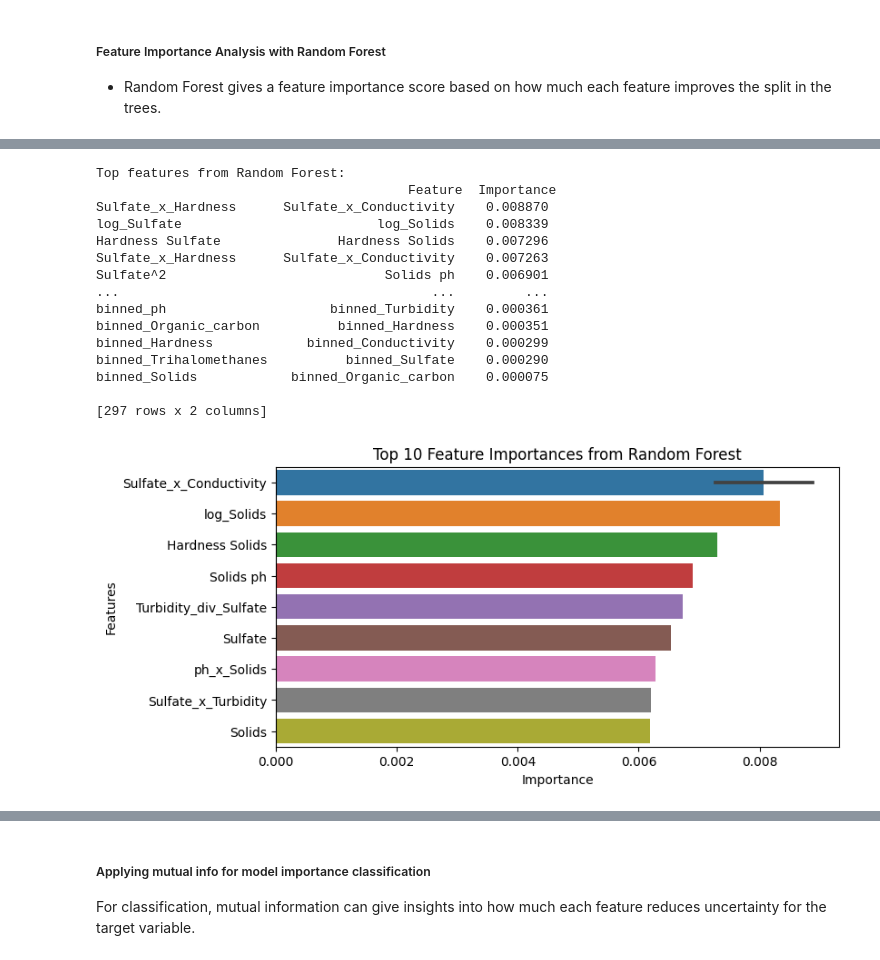
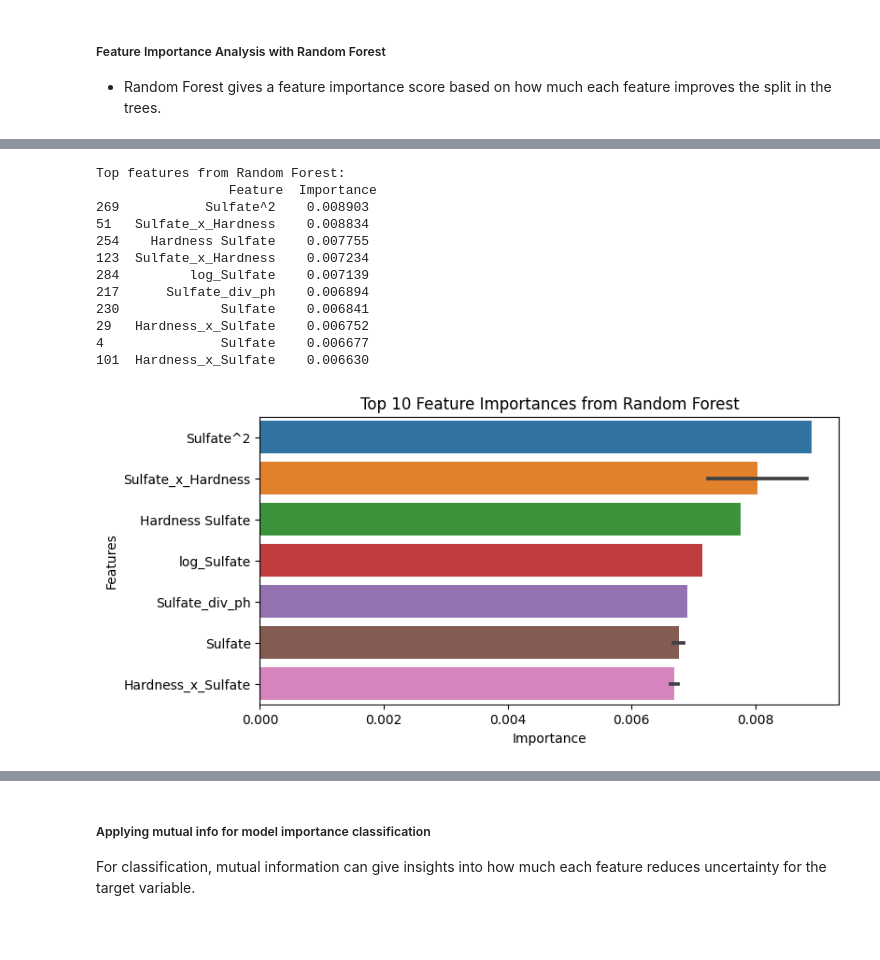
Before and after one commit to GeoSomtochukwu/WaterPotability, a Jupyter notebook: WP.ipynb, the cells around one changed output, grey strips where cells are left out. Drawn from its saved outputs; the diff is of its cells as text; code cells hidden in the pictures; blank space fills up the shorter version.

Commit message:
major code refactory: modified the combine feature functions and visualized the top ten outputs

```diff
--- a/WP.ipynb
+++ b/WP.ipynb
@@ -527,48 +521,63 @@ dtype: float64
 # %%
+from sklearn.ensemble import RandomForestClassifier
+from sklearn.preprocessing import StandardScaler
+import matplotlib.pyplot as plt
+import seaborn as sns
+import pandas as pd
+
+# Prepare the data
+X = WaterData.drop(columns=['Potability'])  # Drop the target variable
+y = WaterData['Potability']
+
+# Split the data into training and test sets
+X_train, X_test, y_train, y_test = train_test_split(X, y, test_size=0.2, random_state=42)
+
+# Create and fit the StandardScaler
+scaler = StandardScaler()
+X_train_scaled = scaler.fit_transform(X_train)  # Fit to training data only
+X_test_scaled = scaler.transform(X_test)  # Transform the test data
+
+# Train the Random Forest model
 rf_model = RandomForestClassifier(random_state=42)
-rf_model.fit(X_train_scaled_df, y_train)
+rf_model.fit(X_train_scaled, y_train)
 
-# Get feature importances
-rf_importance = pd.Series(rf_model.feature_importances_, index=X_train.columns)
+# Get feature importance scores
+importance_scores = pd.Series(rf_model.feature_importances_, index=X_train.columns)
 
 # Set a threshold (e.g., 0.05)
 importance_threshold = 0.05
-important_features = rf_importance[rf_importance > importance_threshold].index
+important_features = importance_scores[importance_scores > importance_threshold].index
 
 # Filter your dataset to keep only important features
-X_train_filtered = X_train_scaled[important_features]
+X_train_filtered = X_train_scaled[:, importance_scores > importance_threshold]
 
-feature_names = WaterData.columns[:len(rf_importance)]  # Adjust this based on your model training
+# Create a DataFrame for feature importances
+rf_importance_df = pd.DataFrame({
+    'Feature': importance_scores.index,
+    'Importance': importance_scores.values
+}).sort_values(by='Importance', ascending=False)
 
-rf_importance = pd.DataFrame({
-    'Feature': feature_names,  # Ensure this aligns with your feature names
-    'Importance': rf_importance
-})
+# Display top features from Random Forest
+print("Top features from Random Forest:\n", rf_importance_df.head(10))
 
-# Display and plot feature importance from Random Forest
-print("Top features from Random Forest:\n", rf_importance.sort_values(by = 'Importance', ascending=False))
-
-# Plot Random Forest feature importances
+# Plotting Feature Importances from Random Forest (Top 10)
 plt.figure(figsize=(8, 4))
-sns.barplot(x='Importance', y='Feature', data=rf_importance.sort_values(by = 'Importance', ascending=False).head(10))  # Top 10 features
+sns.barplot(x='Importance', y='Feature', data=rf_importance_df.head(10))
 plt.title('Top 10 Feature Importances from Random Forest')
 plt.xlabel('Importance')
 plt.ylabel('Features')
 plt.show()
 # %% [output]
 Top features from Random Forest:
-                                        Feature  Importance
-Sulfate_x_Hardness      Sulfate_x_Conductivity    0.008870
-log_Sulfate                         log_Solids    0.008339
-Hardness Sulfate               Hardness Solids    0.007296
-Sulfate_x_Hardness      Sulfate_x_Conductivity    0.007263
-Sulfate^2                            Solids ph    0.006901
-...                                        ...         ...
-binned_ph                     binned_Turbidity    0.000361
-binned_Organic_carbon          binned_Hardness    0.000351
-binned_Hardness            binned_Conductivity    0.000299
-binned_Trihalomethanes          binned_Sulfate    0.000290
-binned_Solids            binned_Organic_carbon    0.000075
-
-[297 rows x 2 columns]
+                 Feature  Importance
+269           Sulfate^2    0.008903
+51   Sulfate_x_Hardness    0.008834
+254    Hardness Sulfate    0.007755
+123  Sulfate_x_Hardness    0.007234
+284         log_Sulfate    0.007139
+217      Sulfate_div_ph    0.006894
+230             Sulfate    0.006841
+29   Hardness_x_Sulfate    0.006752
+4               Sulfate    0.006677
+101  Hardness_x_Sulfate    0.006630
-[figure, old version]
+[figure, new version]
```
Also changed, not shown: parts of 16 cells of this notebook.
